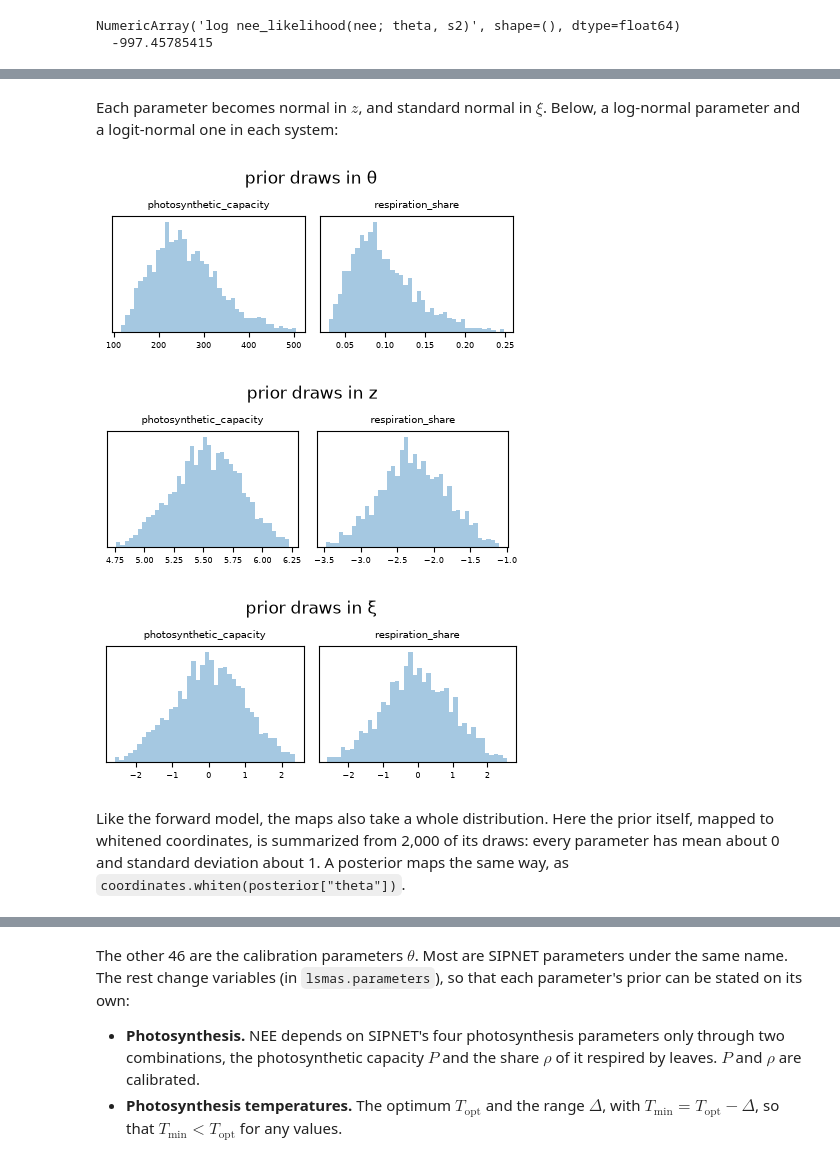
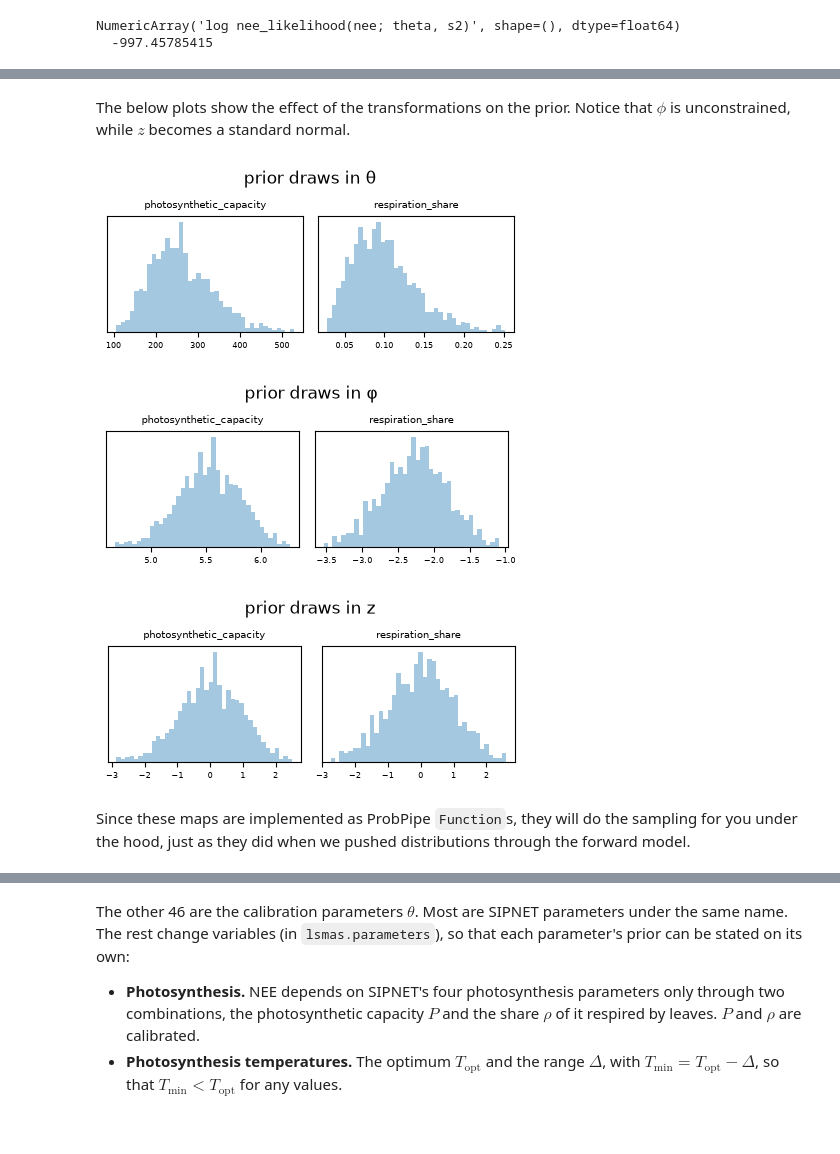
Before and after one commit to arob5/lsm-active-subspace, a Jupyter notebook: notebooks/main_inverse_problem.ipynb, the cells around one changed output, grey strips where cells are left out. Saved outputs shown, nothing was run; the diff lists cells and outputs as text; code cells hidden in the pictures; blank space fills up the shorter version.

```diff
--- a/notebooks/main_inverse_problem.ipynb
+++ b/notebooks/main_inverse_problem.ipynb
@@ -873,7 +872,16 @@ the prior draws from section 3:
 # %%
 coordinates = problem.coordinates
 
-z_draws = coordinates.unconstrain(prior_draws["theta"])
-xi_draws = coordinates.whiten(prior_draws["theta"])
-xi_draws
+# constrained to unconstrained/whitened
+theta = sample(prior["theta"], 1000)
+phi = coordinates.unconstrain(theta)
+z = coordinates.whiten(theta)
+
+# map back
+theta_from_phi = inverse(coordinates.unconstrain)(phi)
+theta_from_z = inverse(coordinates.whiten)(z)
+
+
+print("Recovered theta from phi:", np.allclose(theta.to_vector(), theta_from_phi.to_vector()))
+print("Recovered theta from z:", np.allclose(theta.to_vector(), theta_from_z.to_vector()))
 # %% [output]
@@ -898,18 +890,15 @@ NumericRecordBatch('whiten(theta)', levels={'sample': 2000})
 # %% [markdown]
-Each parameter becomes normal in $z$, and standard normal in $\xi$. Below, a log-normal
-parameter and a logit-normal one in each system:
+The below plots show the effect of the transformations on the prior. Notice that $\phi$ is unconstrained,
+while $z$ becomes a standard normal.
 # %%
-shown = ["photosynthetic_capacity", "respiration_share"]
-for system, draws in {"θ": prior_draws["theta"], "z": z_draws, "ξ": xi_draws}.items():
-    figure = plots.plot_marginals(draws[shown], columns=2)
-    figure.suptitle(f"prior draws in {system}", y=1.08)
+param_names = ["photosynthetic_capacity", "respiration_share"]
+for coord, draws in {"θ": theta, "φ": phi, "z": z}.items():
+    figure = plots.plot_marginals(draws[param_names], columns=2)
+    figure.suptitle(f"prior draws in {coord}", y=1.08)
 # %% [output]
-[figure, old version]
+[figure, new version]
-[figure, old version]
+[figure, new version]
-[figure, old version]
+[figure, new version]
 # %% [markdown]
-Like the forward model, the maps also take a whole distribution. Here the prior itself,
-mapped to whitened coordinates, is summarized from 2,000 of its draws: every parameter has mean
-about 0 and standard deviation about 1. A posterior maps the same way, as
-`coordinates.whiten(posterior["theta"])`.
+Since these maps are implemented as ProbPipe `Function`s, they will do the sampling for you under the hood, just as they did when we pushed distributions through the forward model.
 # %%
```
Also changed, not shown: parts of 12 cells of this notebook.
